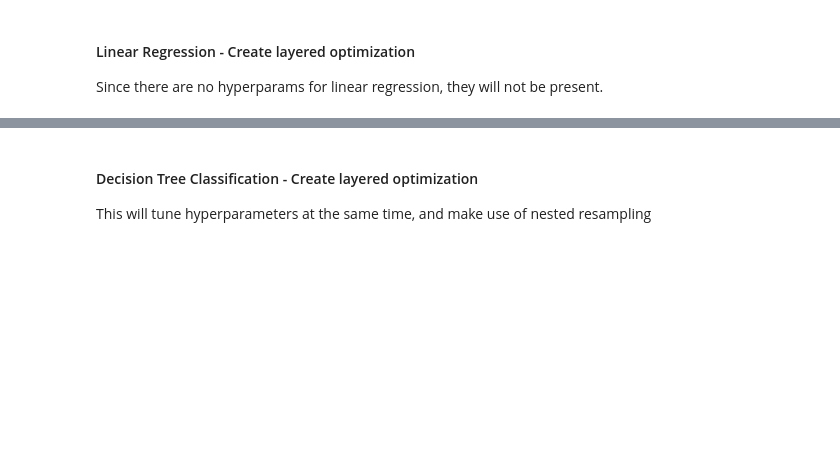
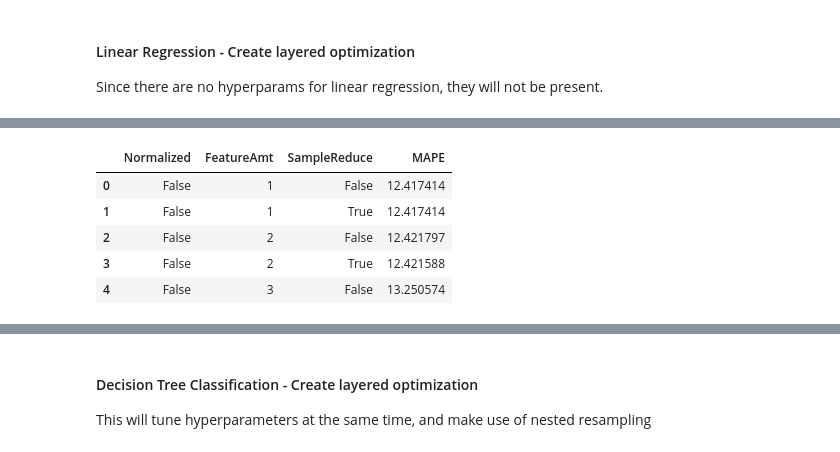
Before and after one commit to COSC5557/pipeline-optimization-Mikey-E, a Jupyter notebook: pipe.ipynb, the cells around one changed output, grey strips where cells are left out. Cells and saved outputs as stored; diff of their text form; code cells hidden in the pictures; blank space fills up the shorter version.

```diff
--- a/pipe.ipynb
+++ b/pipe.ipynb
@@ -234,0 +254,10 @@ normalized? True, feature reduce? True, sample reduce? True, MAPE: 131.229
+# %%
+#See the results dataframe
+df_reg_results.head()
+# %% [output]
+|  | Normalized | FeatureAmt | SampleReduce | MAPE |
+| 0 | False | 1 | False | 12.417414 |
+| 1 | False | 1 | True | 12.417414 |
+| 2 | False | 2 | False | 12.421797 |
+| 3 | False | 2 | True | 12.421588 |
+| 4 | False | 3 | False | 13.250574 |
```
Also changed, not shown: parts of 4 cells of this notebook, 1 other file.
